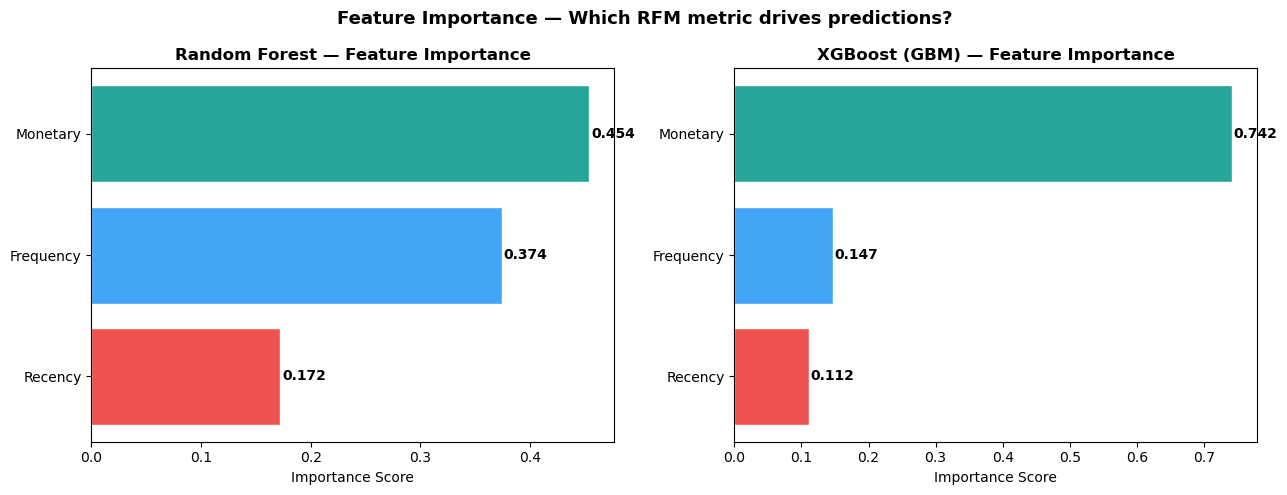
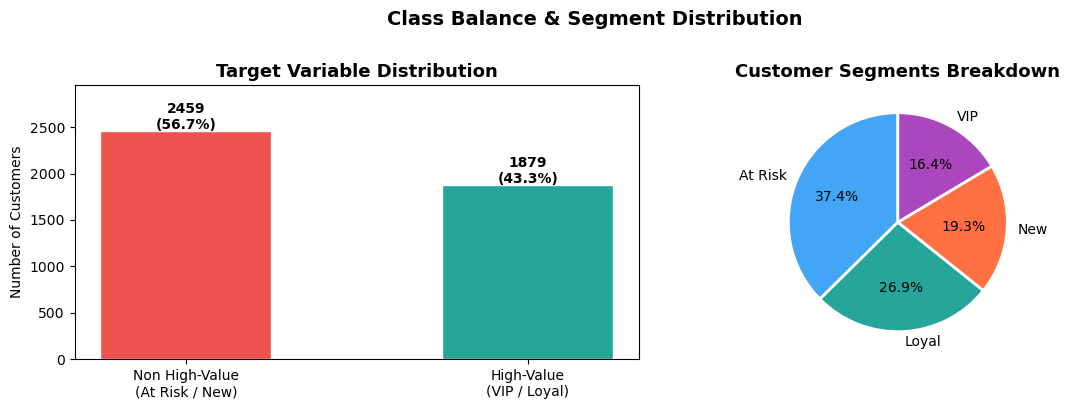
Unified diff of the notebook cell whose output changed from the first chart to the second:
--- before
+++ after
@@ -1,27 +1,24 @@
-fig, axes = plt.subplots(1, 2, figsize=(13, 5))
-features = ['Recency', 'Frequency', 'Monetary']
-colors   = ['#ef5350', '#42a5f5', '#26a69a']
+fig, axes = plt.subplots(1, 2, figsize=(12, 4))
 
-# Random Forest
-fi_rf = rf.feature_importances_
-axes[0].barh(features, fi_rf, color=colors, edgecolor='white')
-axes[0].set_title('Random Forest — Feature Importance', fontweight='bold')
-axes[0].set_xlabel('Importance Score')
-for i, v in enumerate(fi_rf):
-    axes[0].text(v+0.002, i, f'{v:.3f}', va='center', fontweight='bold')
+# Count plot
+counts = rfm['High_Value_Customer'].value_counts()
+labels_map = {0: 'Non High-Value\n(At Risk / New)', 1: 'High-Value\n(VIP / Loyal)'}
+colors = ['#ef5350', '#26a69a']
 
-# Gradient Boosting
-fi_xgb = xgb.feature_importances_
-axes[1].barh(features, fi_xgb, color=colors, edgecolor='white')
-axes[1].set_title('XGBoost (GBM) — Feature Importance', fontweight='bold')
-axes[1].set_xlabel('Importance Score')
-for i, v in enumerate(fi_xgb):
-    axes[1].text(v+0.002, i, f'{v:.3f}', va='center', fontweight='bold')
+axes[0].bar([labels_map[0], labels_map[1]], [counts[0], counts[1]], color=colors, edgecolor='white', width=0.5)
+axes[0].set_title('Target Variable Distribution', fontsize=13, fontweight='bold')
+axes[0].set_ylabel('Number of Customers')
+for i, (k, v) in enumerate(zip([0,1], [counts[0], counts[1]])):
+    axes[0].text(i, v + 20, f'{v}\n({v/len(rfm)*100:.1f}%)', ha='center', fontweight='bold')
+axes[0].set_ylim(0, max(counts)*1.2)
 
-plt.suptitle('Feature Importance — Which RFM metric drives predictions?', fontsize=13, fontweight='bold')
+# Segment breakdown
+seg_counts = rfm['Segment'].value_counts()
+seg_colors = ['#42a5f5','#26a69a','#ff7043','#ab47bc']
+axes[1].pie(seg_counts, labels=seg_counts.index, autopct='%1.1f%%', colors=seg_colors,
+            startangle=90, wedgeprops=dict(edgecolor='white', linewidth=2))
+axes[1].set_title('Customer Segments Breakdown', fontsize=13, fontweight='bold')
+
+plt.suptitle('Class Balance & Segment Distribution', fontsize=14, fontweight='bold', y=1.01)
 plt.tight_layout()
 plt.show()
-
-print("\nLogistic Regression Coefficients:")
-lr_coef = pd.Series(lr.coef_[0], index=features)
-print(lr_coef.sort_values(ascending=False))

Commit: file upated